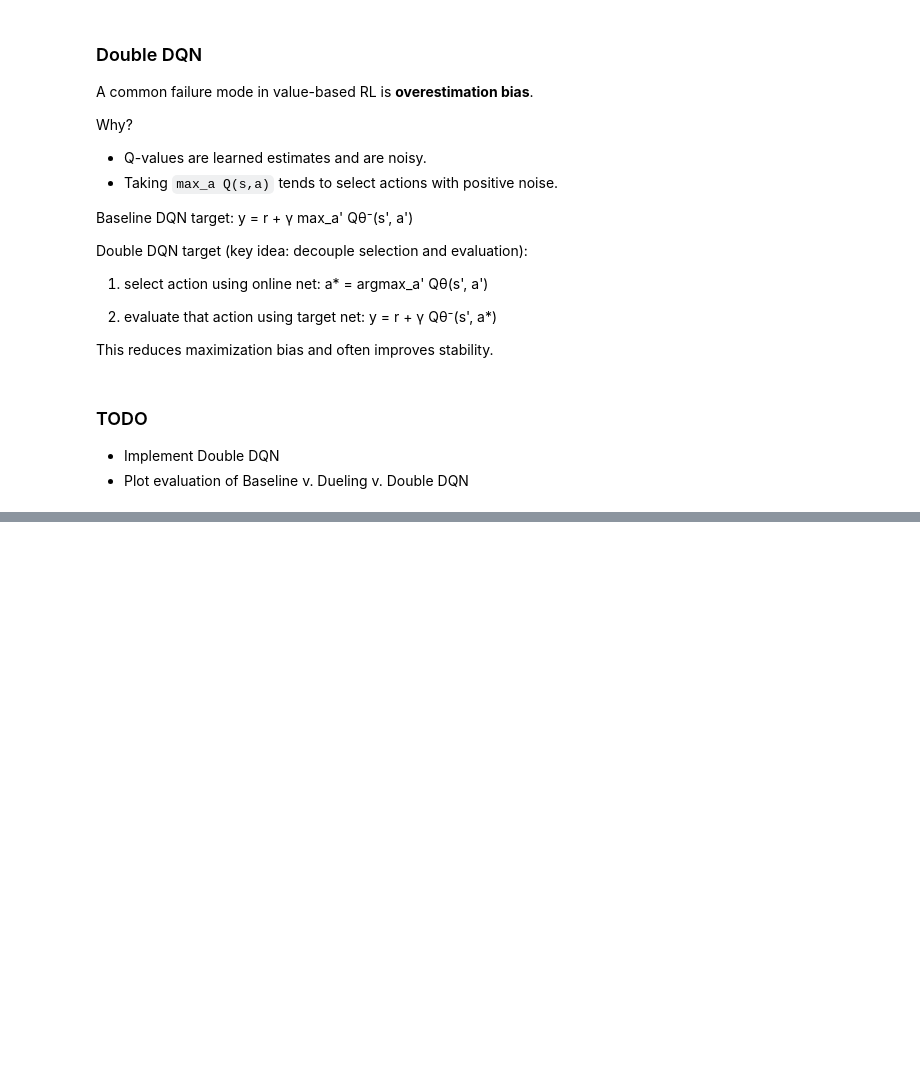
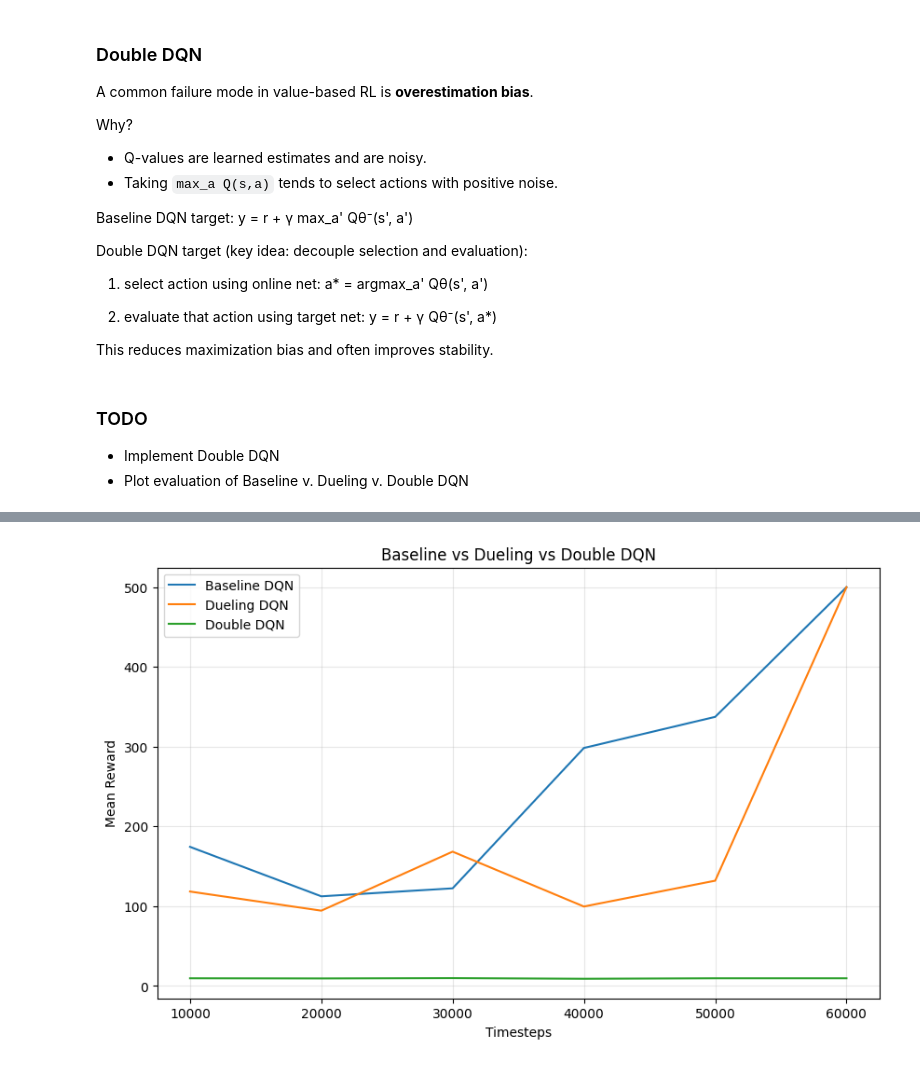
Before and after one commit to jonasneves/jonasneves, a Jupyter notebook: lab4/lab4.ipynb, the cells around one changed output, grey strips where cells are left out. Drawn from its saved outputs; the diff is of its cells as text; code cells hidden in the pictures; blank space fills up the shorter version.

```diff
--- a/lab4/lab4.ipynb
+++ b/lab4/lab4.ipynb
@@ -454,0 +475,20 @@ This reduces maximization bias and often improves stability.
+# %%
+b = load_eval_npz(sb3_baseline_dir)
+d = load_eval_npz(sb3_dueling_dir)
+dd = load_eval_npz(sb3_double_dir)
+
+plt.figure(figsize=(10, 6))
+if b is not None:
+    plt.plot(b["timesteps"], b["mean_reward"], label="Baseline DQN")
+if d is not None:
+    plt.plot(d["timesteps"], d["mean_reward"], label="Dueling DQN")
+if dd is not None:
+    plt.plot(dd["timesteps"], dd["mean_reward"], label="Double DQN")
+plt.xlabel("Timesteps")
+plt.ylabel("Mean Reward")
+plt.title("Baseline vs Dueling vs Double DQN")
+plt.legend()
+plt.grid(True, alpha=0.3)
+plt.show()
+# %% [output]
+[figure, added]
```
Also changed, not shown: parts of 8 cells of this notebook.
